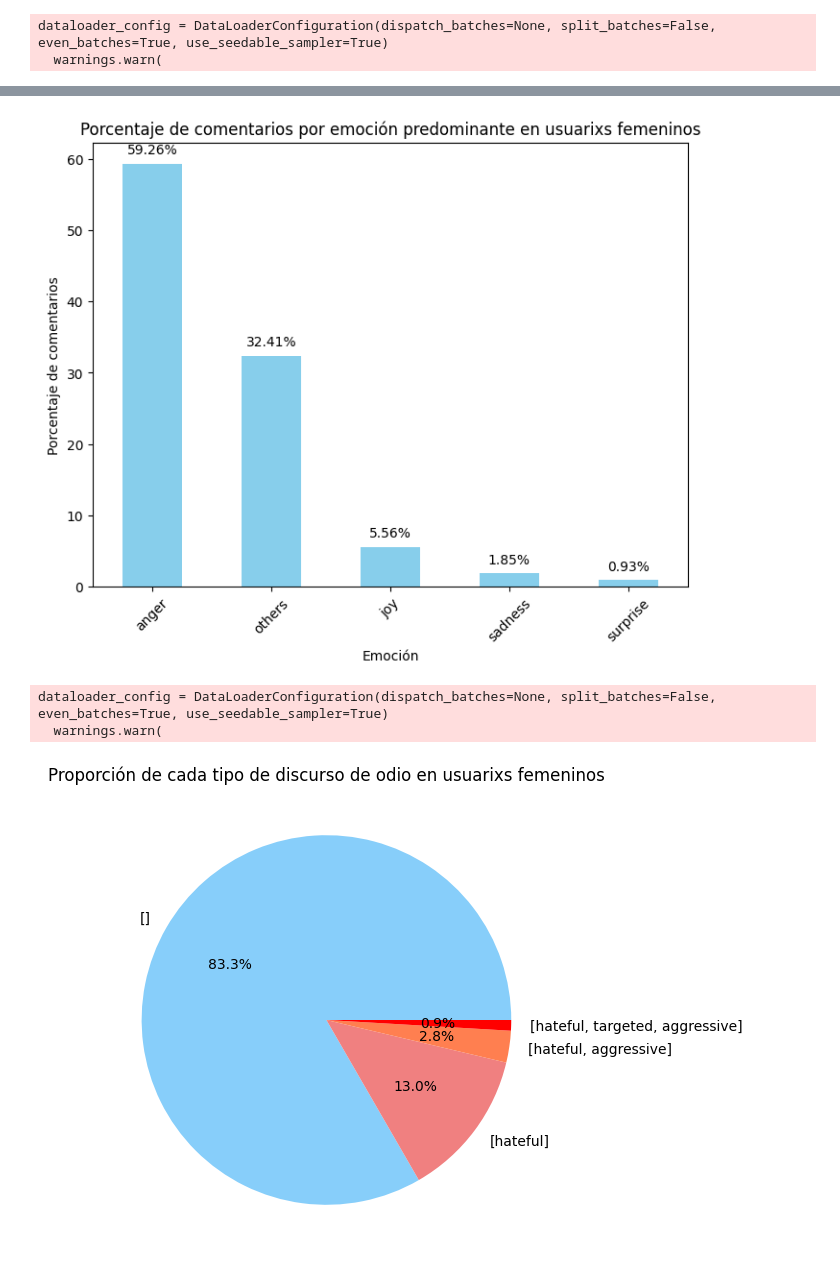
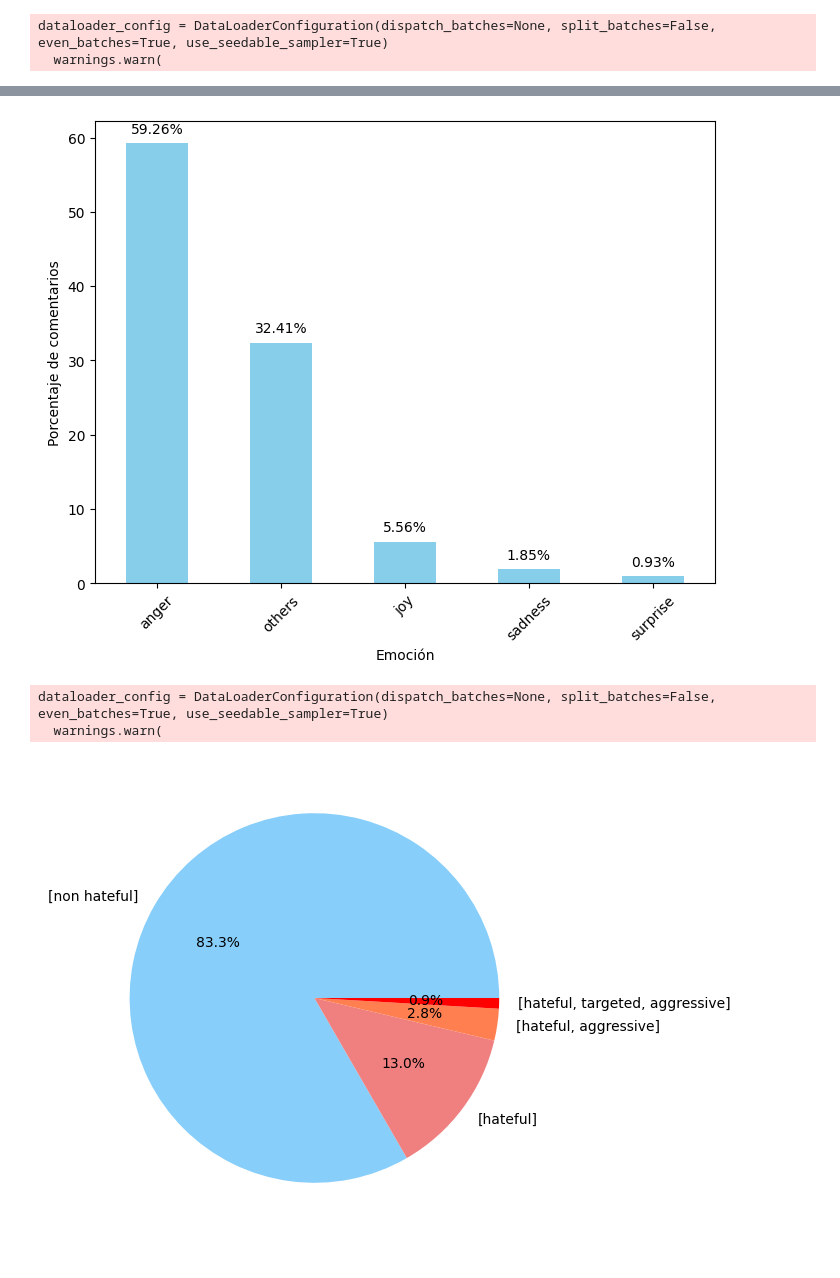
Before and after one commit to shodri/tesis, a Jupyter notebook: Python/fig36_37_38_39_40_41_44_45_46_47_48_49_analisis_cruzado.ipynb, the cells around one changed output, grey strips where cells are left out. Saved outputs shown, nothing was run; the diff lists cells and outputs as text; code cells hidden in the pictures.

```diff
--- a/Python/fig36_37_38_39_40_41_44_45_46_47_48_49_analisis_cruzado.ipynb
+++ b/Python/fig36_37_38_39_40_41_44_45_46_47_48_49_analisis_cruzado.ipynb
@@ -5,7 +5,7 @@ import matplotlib.pyplot as plt
 from pysentimiento.preprocessing import preprocess_tweet
 import numpy as np
 
-df = pd.read_csv("comentarios.csv")
+df = pd.read_csv("../Datos/comentarios.csv")
 # %%
 #A favor del proyecto
 titulo = 'usuarixs a favor del proyecto'
@@ -123,7 +120,6 @@ emocion_counts = df['emocion_predominante'].value_counts(normalize=True) * 100
 # Crear el gráfico de barras
 plt.figure(figsize=(8, 6))
 emocion_counts.plot(kind='bar', color='skyblue')
-plt.title('Porcentaje de comentarios por emoción predominante en '+ titulo)
 plt.xlabel('Emoción')
 plt.ylabel('Porcentaje de comentarios')
 plt.xticks(rotation=45)
@@ -134,29 +130,29 @@ for i, v in enumerate(emocion_counts):
 
 plt.show()
 # %% [output]
-[figure, old version]
+[figure, new version]
 # %%
 #DISCURSO DE ODIO
 hate_speech_analyzer = create_analyzer(task="hate_speech", lang="es")
 
 def detectar_discurso_odio(comentario):
     resultado = hate_speech_analyzer.predict(comentario)
     discurso_odio = resultado.output
     probabilidad = max(resultado.probas.values())  # Obtener la probabilidad más alta entre todas las categorías
     return discurso_odio, probabilidad
 
 df[['discurso_odio', 'probabilidad_discurso_odio']] = df['post_limpio'].apply(detectar_discurso_odio).apply(pd.Series)
+df['discurso_odio'] = df['discurso_odio'].apply(lambda x: '[non hateful]' if x == [] else x)
 
 # Obtener la proporción de cada tipo de discurso de odio
 proporciones_discurso_odio = df['discurso_odio'].value_counts(normalize=True)
 
 # Graficar un gráfico de pastel de la proporción de cada tipo de discurso de odio
 plt.figure(figsize=(6, 6))
 proporciones_discurso_odio.plot(kind='pie', autopct='%1.1f%%', colors=['lightskyblue', 'lightcoral', 'coral', 'red'])
-plt.title('Proporción de cada tipo de discurso de odio en ' + titulo)
 plt.ylabel('')
 plt.show()
 # %% [output]
 dataloader_config = DataLoaderConfiguration(dispatch_batches=None, split_batches=False, even_batches=True, use_seedable_sampler=True)
   warnings.warn(
-[figure, old version]
+[figure, new version]
```
Also changed, not shown: parts of 3 cells of this notebook, 10 other files.
